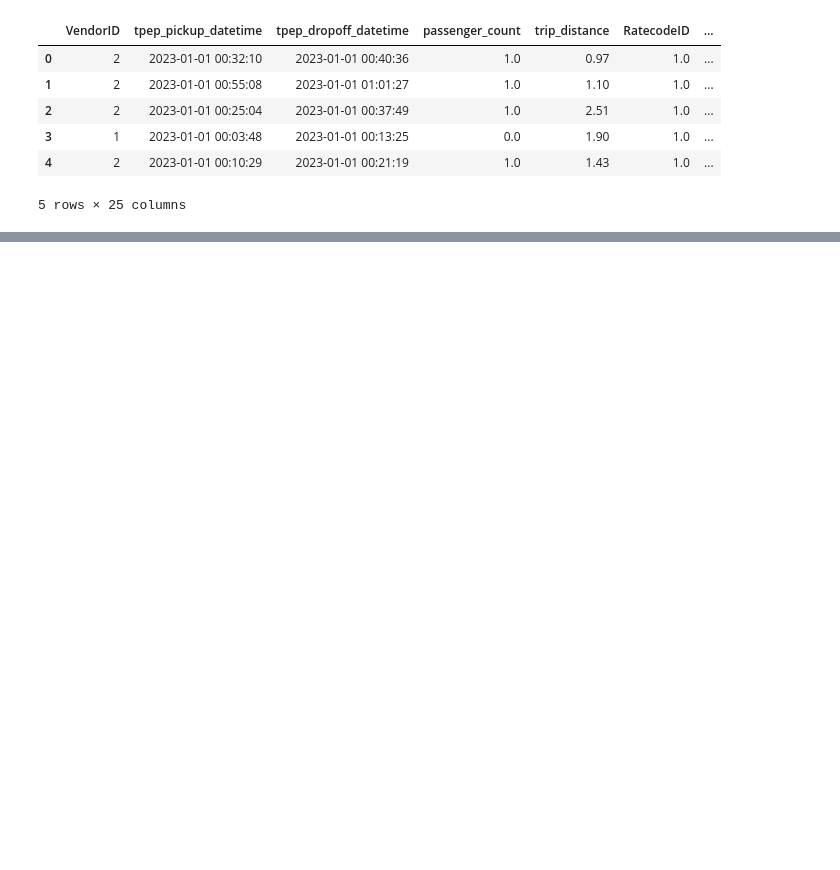
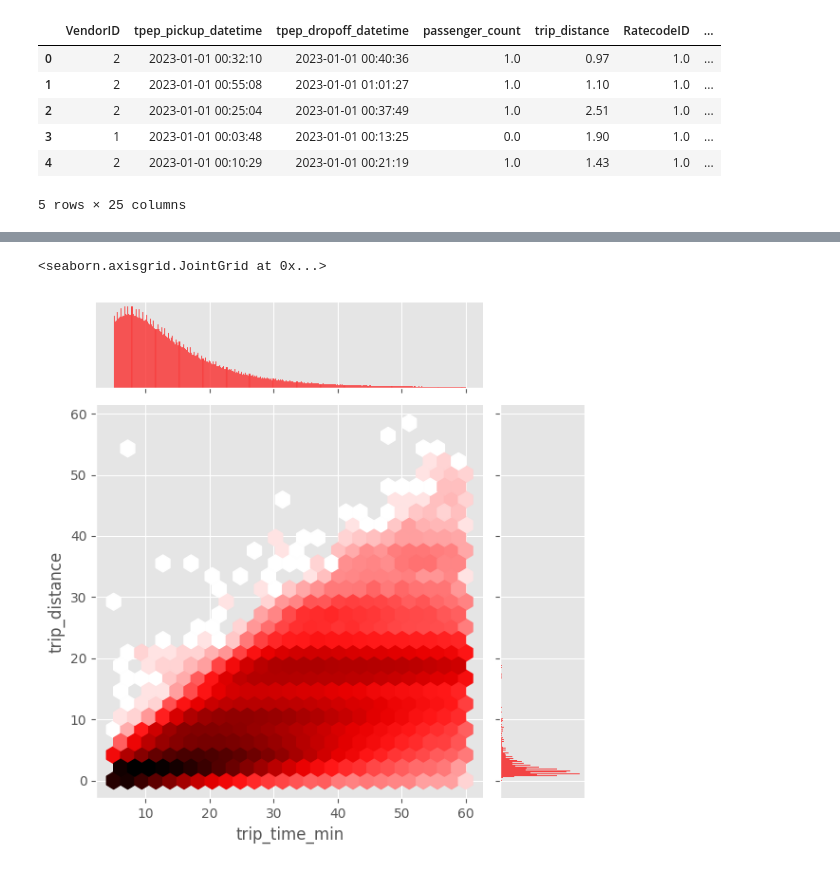
Before and after one commit to CptQuak/taxi, a Jupyter notebook: exploration/exploration.ipynb, the cells around one changed output, grey strips where cells are left out. Saved outputs shown, nothing was run; the diff lists cells and outputs as text; code cells hidden in the pictures; blank space fills up the shorter version.

Commit message:
Hex plots

```diff
--- a/exploration/exploration.ipynb
+++ b/exploration/exploration.ipynb
@@ -3,5 +3,7 @@ import pandas as pd
 import numpy as np
 import matplotlib.pyplot as plt
 from datetime import timedelta
+import seaborn as sns
+plt.style.use('ggplot')
 # %% [markdown]
 # Yellow cabs
@@ -12,7 +16,7 @@ def fill_with_missing_indicator(df, column_name, fill_value):
     '''
     Function to fill missing rows with certain value and creates informative column
     '''
-    new_column = {f'{column_name}_MI': lambda x: np.where(x[column_name]==np.nan, 1, 0)}
+    new_column = {f'{column_name}_MI': lambda x: np.where(x[column_name].isna(), 1, 0)}
     df = df.assign(**new_column)
     df[column_name] = df[column_name].fillna(fill_value) # which value to indicate missingnes
     return df
@@ -32,12 +36,16 @@ df = df.drop(index=df[(df['tpep_dropoff_datetime'] < df['tpep_pickup_datetime'])
 ## filtering data to find "valid trip cases", explained below
 df = (
     df[
-        ## trips with 0 traveling, most likely canceled
-        ((df['tpep_dropoff_datetime'] >= df['tpep_pickup_datetime']) & (df['trip_distance'] == 0) & (df['PULocationID'] == df['DOLocationID']))
-        ## trips between districts, ie they took some time to travel, distance and start end areas changes
-        | ((df['tpep_dropoff_datetime'] > df['tpep_pickup_datetime']) & (df['trip_distance'] > 0) & (df['PULocationID'] != df['DOLocationID']))
-        ## there may also be trips within a district so lets keep them as long as there is some kind of traveling involved
-        | ((df['tpep_dropoff_datetime'] > df['tpep_pickup_datetime']) & (df['trip_distance'] > 0) & (df['PULocationID'] == df['DOLocationID']))
+        # trip where the total amount wasnt negative
+        (df['total_amount'] >= 0)
+        & (
+            ## trips with 0 traveling, most likely canceled
+            ((df['tpep_dropoff_datetime'] >= df['tpep_pickup_datetime']) & (df['trip_distance'] == 0) & (df['PULocationID'] == df['DOLocationID']))
+            ## trips between districts, ie they took some time to travel, distance and start end areas changes
+            | ((df['tpep_dropoff_datetime'] > df['tpep_pickup_datetime']) & (df['trip_distance'] > 0) & (df['PULocationID'] != df['DOLocationID']))
+            ## there may also be trips within a district so lets keep them as long as there is some kind of traveling involved
+            | ((df['tpep_dropoff_datetime'] > df['tpep_pickup_datetime']) & (df['trip_distance'] > 0) & (df['PULocationID'] == df['DOLocationID']))
+        )
     ]
 )
 
@@ -99,0 +67,11 @@ df[df['trip_distance'] == 0]
+# %%
+df_avgrides = df[
+    (df['trip_time_min'] <= 60)
+    & (df['trip_time_min'] >= 5)
+    & (df['trip_distance'] <= 100)
+]
+sns.jointplot(df_avgrides, y='trip_distance', x='trip_time_min', kind="hex", color='red', ratio=4,
+              joint_kws=dict(bins='log', gridsize=25), )#marginal_kws=dict(kde=True))
+# %% [output]
+<seaborn.axisgrid.JointGrid at 0x...>
+[figure, added]
```
Also changed, not shown: parts of 17 cells of this notebook.
